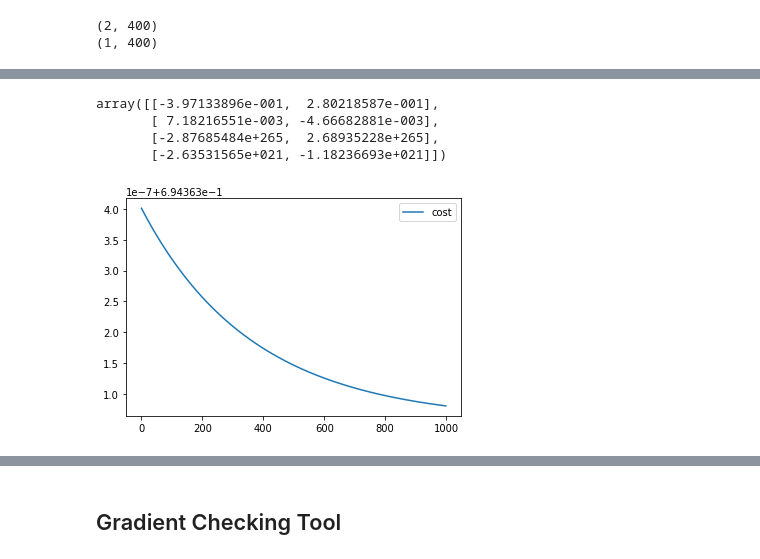
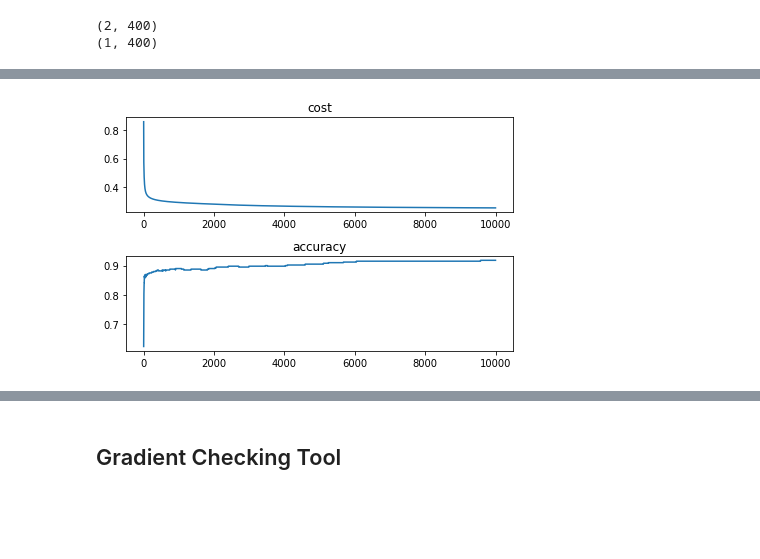
Before and after one commit to ryancardenas/PyNeuralNet, a Jupyter notebook: pynn.dev.ipynb, the cells around one changed output, grey strips where cells are left out. Cells and saved outputs as stored; diff of their text form; code cells hidden in the pictures; blank space fills up the shorter version.

```diff
--- a/pynn.dev.ipynb
+++ b/pynn.dev.ipynb
@@ -30,34 +10,23 @@ def load_planar_dataset():
 # %%
-X, Y = load_planar_dataset()
+X, Y = dm.load_planar_dataset()
 print(X.shape)
 print(Y.shape)
 # %% [output]
 (2, 400)
 (1, 400)
 # %%
-np.random.seed(1)
+np.random.seed(2)
 layout = ((4, 'tanh'),
           (1, 'sigmoid'),
          )
 
 network = pn.buildNetwork(layout, X.shape[0])
-# network[0].W = np.array([[-4.18494482,  5.33220319],
-#  [-7.52989354,  1.24306197],
-#  [-4.19295428,  5.32631786],
-#  [ 7.52983748, -1.24309404]])
-# network[0].b = np.array([[ 2.32926815],
-#  [ 3.7945905 ],
-#  [ 2.33002544],
-#  [-3.79468791]])
-# network[1].W = np.array([[-6033.83672179, -6008.12981272, -6033.10095329,  6008.06636901]])
-# network[1].b = np.array([[-52.66607704]])
 
 num_iterations = 10000
 learning_rate = 1.2
 
 newtork, costs, accs = pn.gradientDescent(X, Y, network, num_iterations, learning_rate,
-                        costfunction='logistic', showprogress=True, showmsg=True,
-                                         debugmsg='cost')
+                        costfunction='logistic', showprogress=True, debugmsg='cost')
 
 
 pn.plot2DBoundary(X, Y, network)
@@ -70,14 +40,13 @@ Progress: [############--------] 59.9%
-# %%
-network[0].dW
-# %% [output]
-array([[-3.97133896e-001,  2.80218587e-001],
-       [ 7.18216551e-003, -4.66682881e-003],
-       [-2.87685484e+265,  2.68935228e+265],
-       [-2.63531565e+021, -1.18236693e+021]])
 # %%
+plt.subplot(211)
 plt.plot(costs, label='cost')
-# plt.plot(accs, label='accuracy')
-plt.legend()
+plt.title('cost')
+
+plt.subplot(212)
+plt.plot(accs, label='accuracy')
+plt.title('accuracy')
+
+plt.tight_layout()
 plt.show()
 # %% [output]
-[figure, old version]
+[figure, new version]
```
Also changed, not shown: parts of 14 cells of this notebook, 2 other files.
